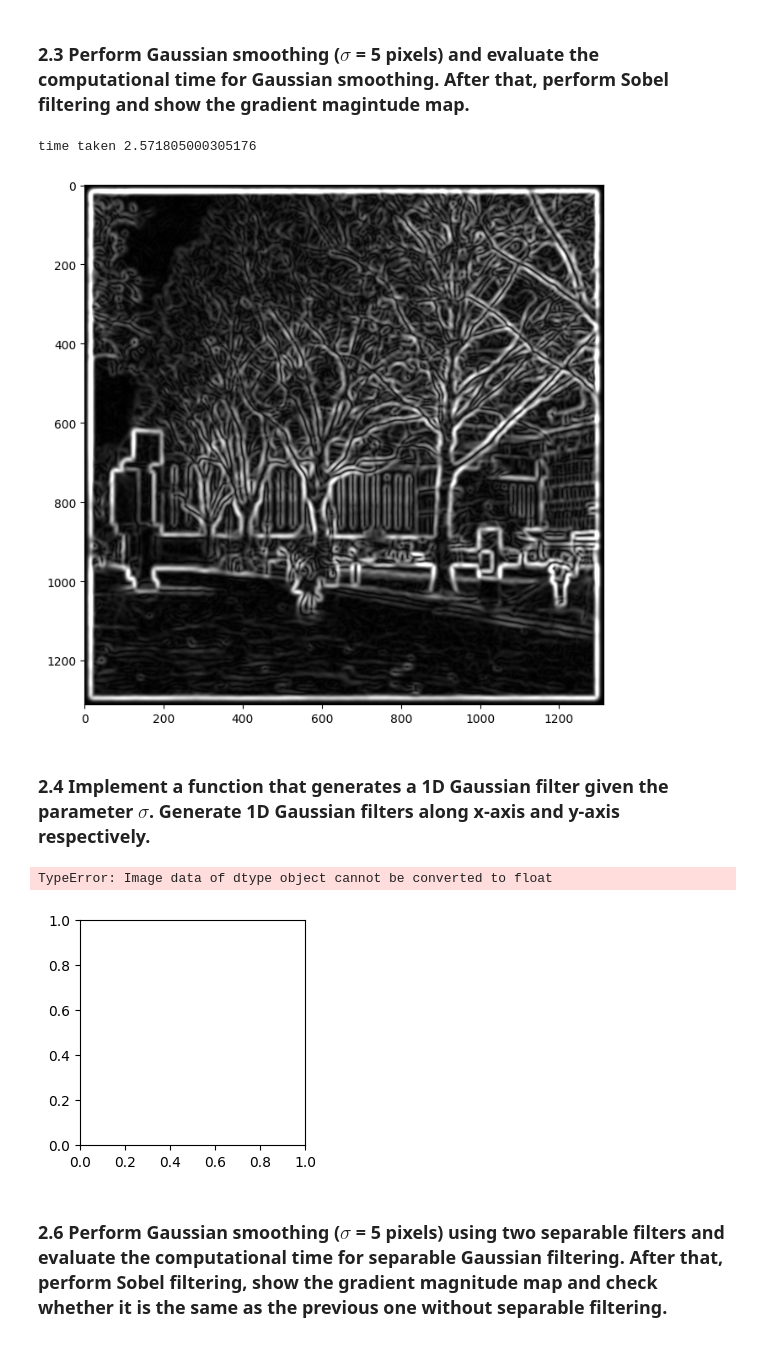
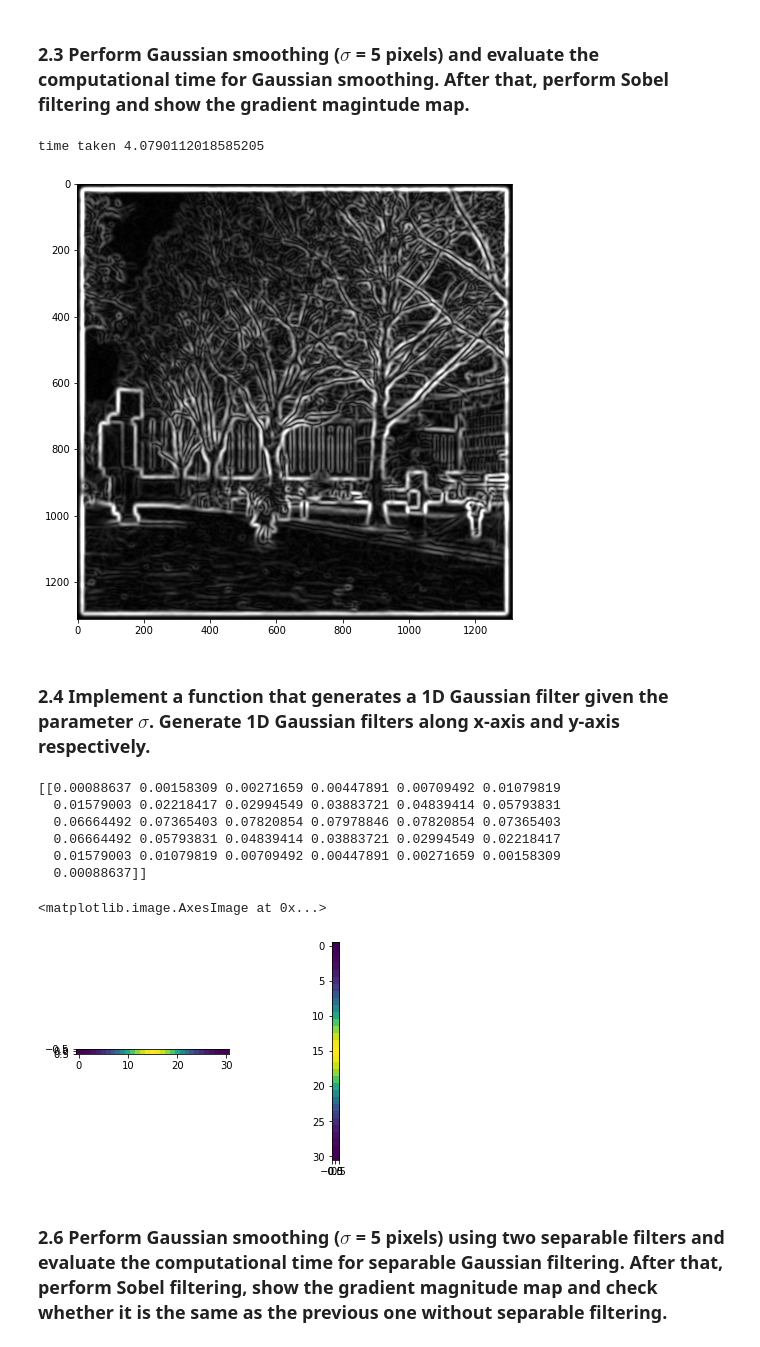
Before and after one commit to Shaanukstar123/Computer-Vision-CW1-Image-Filtering, a Jupyter notebook: coursework_01/coursework_01.ipynb, the cells around one changed output. Saved outputs shown, nothing was run; the diff lists cells and outputs as text; code cells hidden in the pictures.

```diff
--- a/coursework_01/coursework_01.ipynb
+++ b/coursework_01/coursework_01.ipynb
@@ -166,9 +166,9 @@ def gaussian_filter_2d(sigma):
     ### Insert your code ###
     const = 1/(2*np.pi*(np.square(sigma)))
     k = 3
-    size = (2*k)*(sigma+1)
+    size = (2*k*sigma)+1
     centre = (size-1)/2 #assuming kernel size is odd
-    h=np.zeros((size,size))
+    h = np.zeros((size,size))
     for i in range(size):
         for j in range(size):
             x,y = i- centre, j-centre
@@ -228,40 +228,54 @@ grad_mag = np.sqrt(np.square(image_x) + np.square(image_y))
 plt.imshow(grad_mag, cmap='gray', vmin=0, vmax=100)
 plt.gcf().set_size_inches(8, 8)
 # %% [output]
-time taken 2.571805000305176
+time taken 4.0790112018585205
-[figure, old version]
+[figure, new version]
 # %% [markdown]
 ### 2.4 Implement a function that generates a 1D Gaussian filter given the parameter $\sigma$. Generate 1D Gaussian filters along x-axis and y-axis respectively.
 # %%
 # Design the Gaussian filter
 def gaussian_filter_1d(sigma):
+    k = 3
+    size = (2*k*sigma)+1
+    centre = (size-1)/2 #assuming kernel size is odd
+    h = np.zeros ((1,size))
+    const = 1/(sigma* np.sqrt(2*np.pi))
+    for i in range(size):
+            x = i- centre
+            fraction  = (np.square(x))/(2*(np.square(sigma)))
+            h[0,i] = const*(np.exp(-1*fraction))
     # sigma: the parameter sigma in the Gaussian kernel (unit: pixel)
     #
     # return: a 1D array for the Gaussian kernel
 
     ### Insert your code ###
-    h = ...
     return h
 
 # sigma = 5 pixel (provided)
 sigma = 5
 
 # The Gaussian filter along x-axis. Its shape is (1, sz).
 ### Insert your code ###
-h_x = ...
+h_x = gaussian_filter_1d(sigma)
 
 # The Gaussian filter along y-axis. Its shape is (sz, 1).
 ### Insert your code ###
-h_y = ...
+h_y = np.transpose(h_x)
 
 # Visualise the filters (provided)
 plt.subplot(1, 2, 1)
 plt.imshow(h_x)
 plt.subplot(1, 2, 2)
 plt.imshow(h_y)
 # %% [output]
-TypeError: Image data of dtype object cannot be converted to float
+[[0.00088637 0.00158309 0.00271659 0.00447891 0.00709492 0.01079819
+  0.01579003 0.02218417 0.02994549 0.03883721 0.04839414 0.05793831
+  0.06664492 0.07365403 0.07820854 0.07978846 0.07820854 0.07365403
+  0.06664492 0.05793831 0.04839414 0.03883721 0.02994549 0.02218417
+  0.01579003 0.01079819 0.00709492 0.00447891 0.00271659 0.00158309
+  0.00088637]]
+<matplotlib.image.AxesImage at 0x...>
-[figure, old version]
+[figure, new version]
 # %% [markdown]
 ### 2.6 Perform Gaussian smoothing ($\sigma$ = 5 pixels) using two separable filters and evaluate the computational time for separable Gaussian filtering. After that, perform Sobel filtering, show the gradient magnitude map and check whether it is the same as the previous one without separable filtering.
 # %%
```
Also changed, not shown: parts of 6 cells of this notebook.
